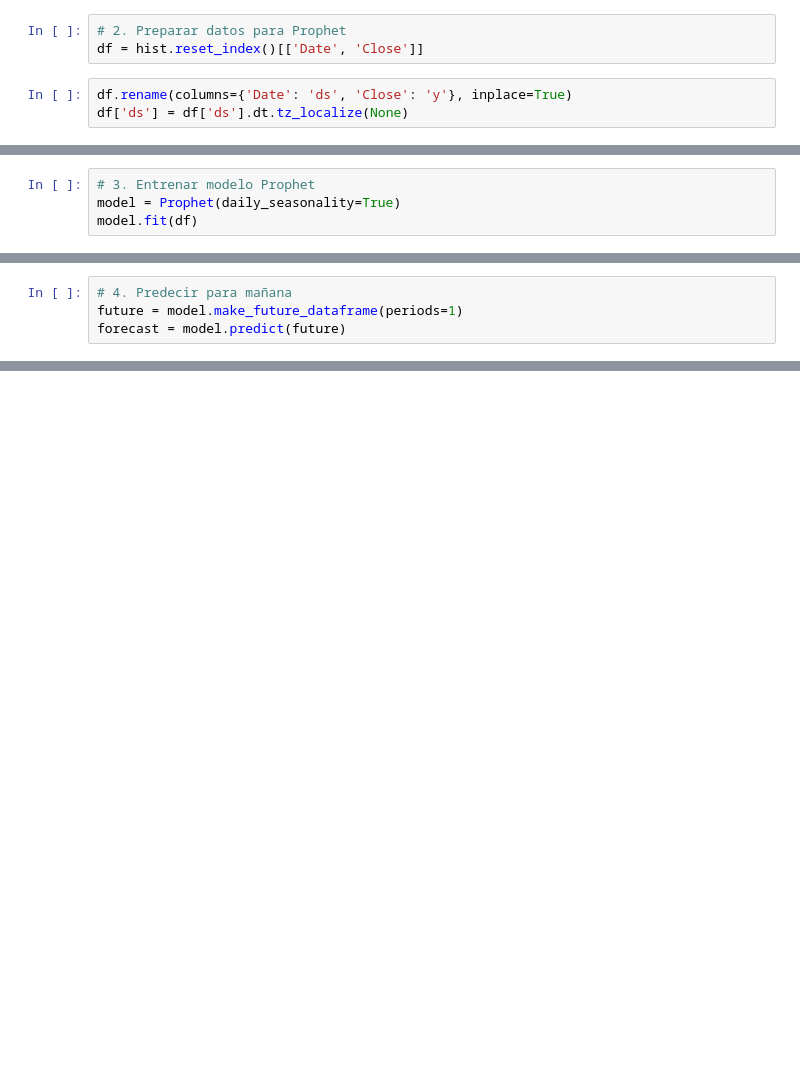
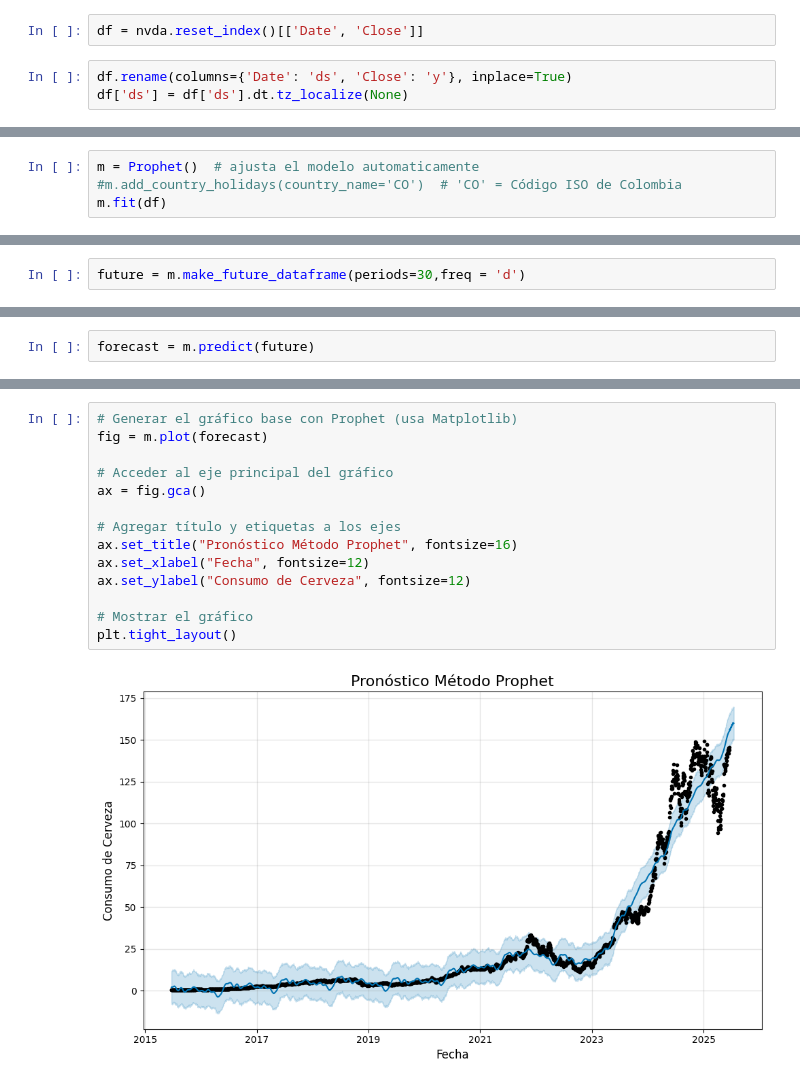
Before and after one commit to Danie8904/prueba_NVIDIA_yahoo_Finance, a Jupyter notebook: Notebook/nvidia_modelos.ipynb, the cells around one changed output, grey strips where cells are left out. Drawn from its saved outputs; the diff is of its cells as text; blank space fills up the shorter version.

```diff
--- a/Notebook/nvidia_modelos.ipynb
+++ b/Notebook/nvidia_modelos.ipynb
@@ -37,6 +201,5 @@ nvda.head()
 # %%
-# 2. Preparar datos para Prophet
-df = hist.reset_index()[['Date', 'Close']]
+df = nvda.reset_index()[['Date', 'Close']]
 # %%
 df.rename(columns={'Date': 'ds', 'Close': 'y'}, inplace=True)
 df['ds'] = df['ds'].dt.tz_localize(None)
@@ -45,4 +222,4 @@ df
 # %%
-# 3. Entrenar modelo Prophet
-model = Prophet(daily_seasonality=True)
-model.fit(df)
+m = Prophet()  # ajusta el modelo automaticamente
+#m.add_country_holidays(country_name='CO')  # 'CO' = Código ISO de Colombia
+m.fit(df)
@@ -49,5 +230,3 @@ model.fit(df)
 # %%
-# 4. Predecir para mañana
-future = model.make_future_dataframe(periods=1)
-forecast = model.predict(future)
+future = m.make_future_dataframe(periods=30,freq = 'd')
 # %%
@@ -90,0 +241,2 @@ print(errores_df)
+# %%
+forecast = m.predict(future)
@@ -90,0 +268,16 @@ print(errores_df)
+# %%
+# Generar el gráfico base con Prophet (usa Matplotlib)
+fig = m.plot(forecast)
+
+# Acceder al eje principal del gráfico
+ax = fig.gca()
+
+# Agregar título y etiquetas a los ejes
+ax.set_title("Pronóstico Método Prophet", fontsize=16)
+ax.set_xlabel("Fecha", fontsize=12)
+ax.set_ylabel("Consumo de Cerveza", fontsize=12)
+
+# Mostrar el gráfico
+plt.tight_layout()
+# %% [output]
+[figure, added]
```
Also changed, not shown: parts of 34 cells of this notebook, 3 other files.
